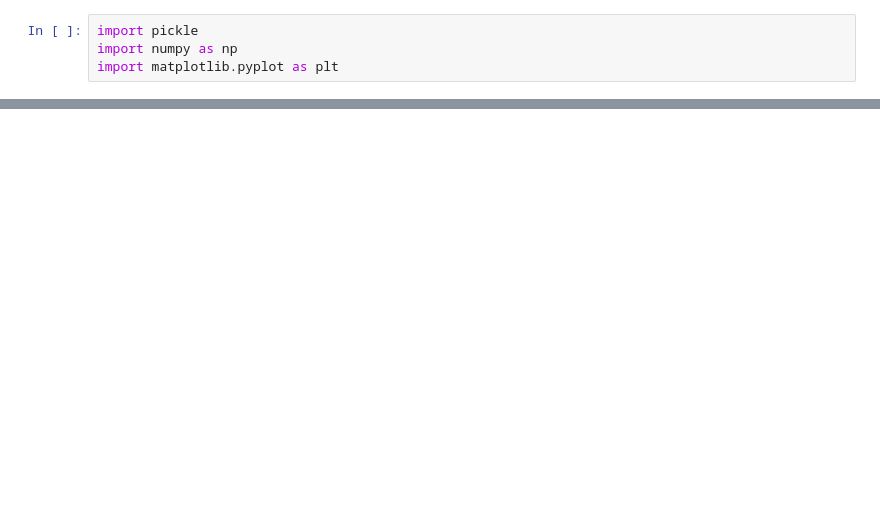
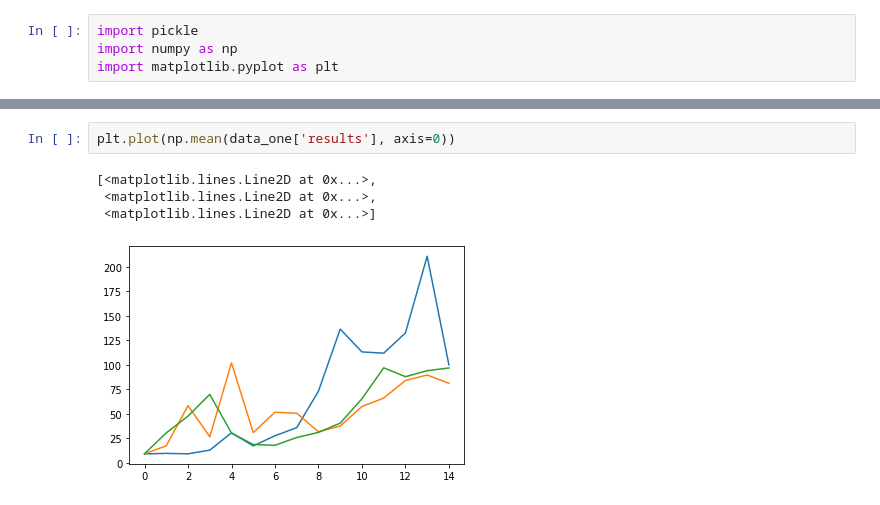
Before and after one commit to csreid/heterogeneous-mutual, a Jupyter notebook: figs.ipynb, the cells around one changed output, grey strips where cells are left out. Saved outputs shown, nothing was run; the diff lists cells and outputs as text; blank space fills up the shorter version.

```diff
--- a/figs.ipynb
+++ b/figs.ipynb
@@ -164,0 +31,7 @@ plt.show()
+# %%
+plt.plot(np.mean(data_one['results'], axis=0))
+# %% [output]
+[<matplotlib.lines.Line2D at 0x...>,
+ <matplotlib.lines.Line2D at 0x...>,
+ <matplotlib.lines.Line2D at 0x...>]
+[figure, added]
```
Also changed, not shown: parts of 14 cells of this notebook, 2 other files.
